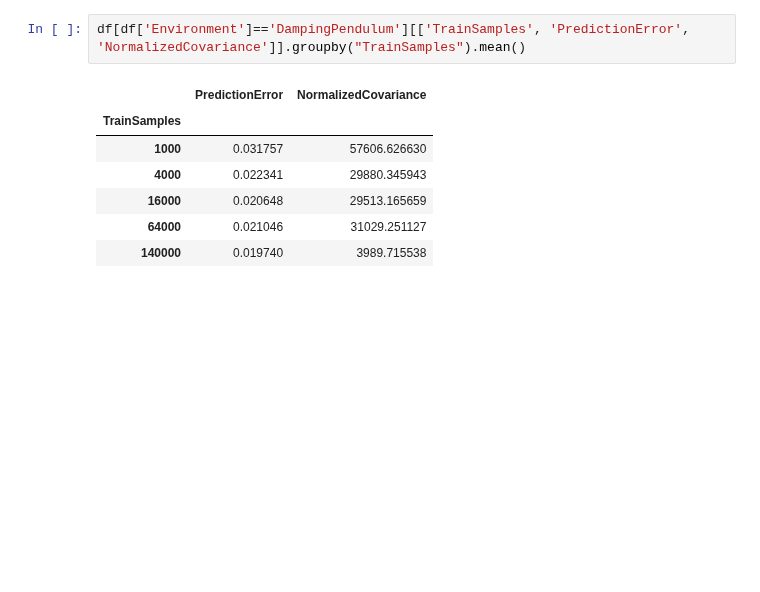
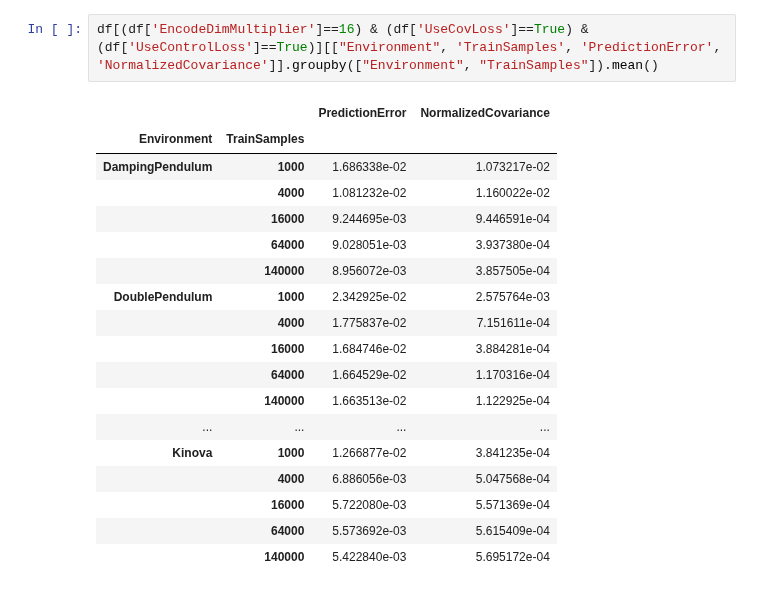
Before and after one commit to intelligent-control-lab/Koopman-Scaling, a Jupyter notebook: evaluation/evaluate_prediction.ipynb, the cells around one changed output. Saved outputs shown, nothing was run; the diff lists cells and outputs as text; blank space fills up the shorter version.

```diff
--- a/evaluation/evaluate_prediction.ipynb
+++ b/evaluation/evaluate_prediction.ipynb
@@ -330,10 +433,21 @@ if not filtered_log.empty:
 # %%
-df[df['Environment']=='DampingPendulum'][['TrainSamples', 'PredictionError', 'NormalizedCovariance']].groupby("TrainSamples").mean()
+df[(df['EncodeDimMultiplier']==16) & (df['UseCovLoss']==True) & (df['UseControlLoss']==True)][["Environment", 'TrainSamples', 'PredictionError', 'NormalizedCovariance']].groupby(["Environment", "TrainSamples"]).mean()
 # %% [output]
-|  | PredictionError | NormalizedCovariance |
-| TrainSamples |  |  |
-| 1000 | 0.031757 | 57606.626630 |
-| 4000 | 0.022341 | 29880.345943 |
-| 16000 | 0.020648 | 29513.165659 |
-| 64000 | 0.021046 | 31029.251127 |
-| 140000 | 0.019740 | 3989.715538 |
+|  |  | PredictionError | NormalizedCovariance |
+| Environment | TrainSamples |  |  |
+| DampingPendulum | 1000 | 1.686338e-02 | 1.073217e-02 |
+|  | 4000 | 1.081232e-02 | 1.160022e-02 |
+|  | 16000 | 9.244695e-03 | 9.446591e-04 |
+|  | 64000 | 9.028051e-03 | 3.937380e-04 |
+|  | 140000 | 8.956072e-03 | 3.857505e-04 |
+| DoublePendulum | 1000 | 2.342925e-02 | 2.575764e-03 |
+|  | 4000 | 1.775837e-02 | 7.151611e-04 |
+|  | 16000 | 1.684746e-02 | 3.884281e-04 |
+|  | 64000 | 1.664529e-02 | 1.170316e-04 |
+|  | 140000 | 1.663513e-02 | 1.122925e-04 |
+| ... | ... | ... | ... |
+| Kinova | 1000 | 1.266877e-02 | 3.841235e-04 |
+|  | 4000 | 6.886056e-03 | 5.047568e-04 |
+|  | 16000 | 5.722080e-03 | 5.571369e-04 |
+|  | 64000 | 5.573692e-03 | 5.615409e-04 |
+|  | 140000 | 5.422840e-03 | 5.695172e-04 |
```
Also changed, not shown: parts of 1 cell of this notebook, 28 other files.
